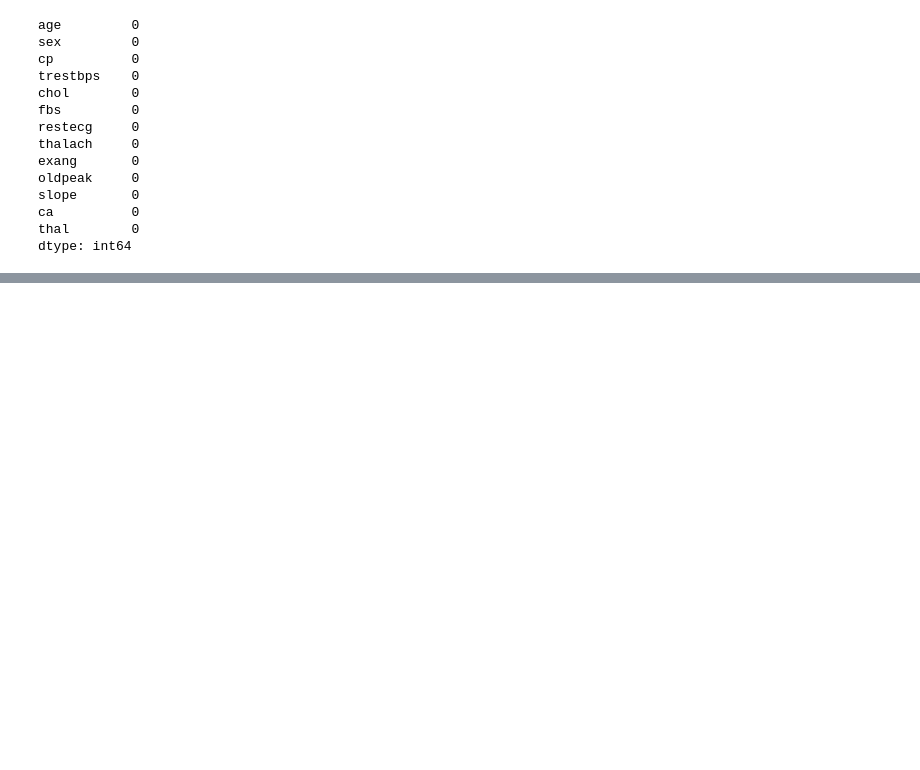
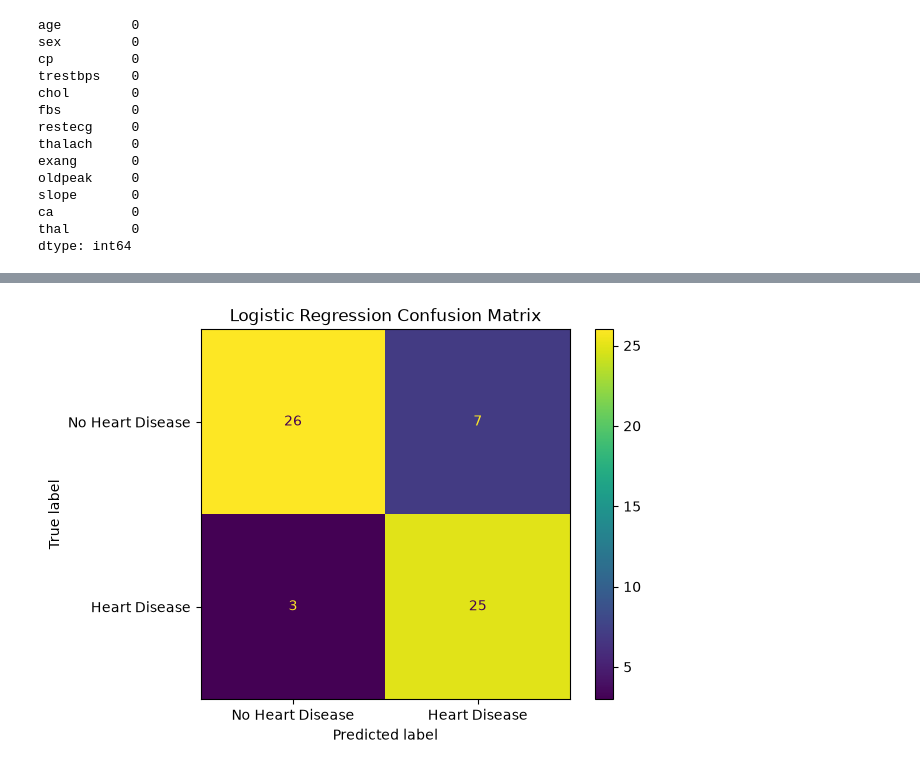
Before and after one commit to Yvesangwa/AI_labs, a Jupyter notebook: Lesson_14_Ethical_AI_Analysis/Ethical_AI_analysis.ipynb, the cells around one changed output, grey strips where cells are left out. Drawn from its saved outputs; the diff is of its cells as text; code cells hidden in the pictures; blank space fills up the shorter version.

Commit message:
Model training and evaluation

```diff
--- a/Lesson_14_Ethical_AI_Analysis/Ethical_AI_analysis.ipynb
+++ b/Lesson_14_Ethical_AI_Analysis/Ethical_AI_analysis.ipynb
@@ -177,0 +198,25 @@ dtype: int64
+# %%
+# Split the data
+
+X_train, X_test, y_train, y_test, sensitive_train, sensitive_test = train_test_split(
+    X_model,
+    y,
+    sensitive_feature,
+    test_size=0.20,
+    random_state=42,
+    stratify=y)
+# %%
+# Standardize the features
+
+scaler = StandardScaler()
+
+X_train_scaled = scaler.fit_transform(X_train)
+X_test_scaled = scaler.transform(X_test)
+# %%
+# Train the Logistic Regression Model
+
+log_model = LogisticRegression(
+    max_iter=1000,
+    random_state=42)
+
+log_model.fit(X_train_scaled, y_train)
@@ -177,0 +225,4 @@ dtype: int64
+# %%
+# Make prediction
+
+y_pred = log_model.predict(X_test_scaled)
@@ -177,0 +251,14 @@ dtype: int64
+# %%
+# Confusion matrix
+
+cm = confusion_matrix(y_test, y_pred)
+
+disp = ConfusionMatrixDisplay(
+    confusion_matrix=cm,
+    display_labels=['No Heart Disease', 'Heart Disease'])
+
+disp.plot()
+plt.title("Logistic Regression Confusion Matrix")
+plt.show()
+# %% [output]
+[figure, added]
```
Also changed, not shown: parts of 7 cells of this notebook.
